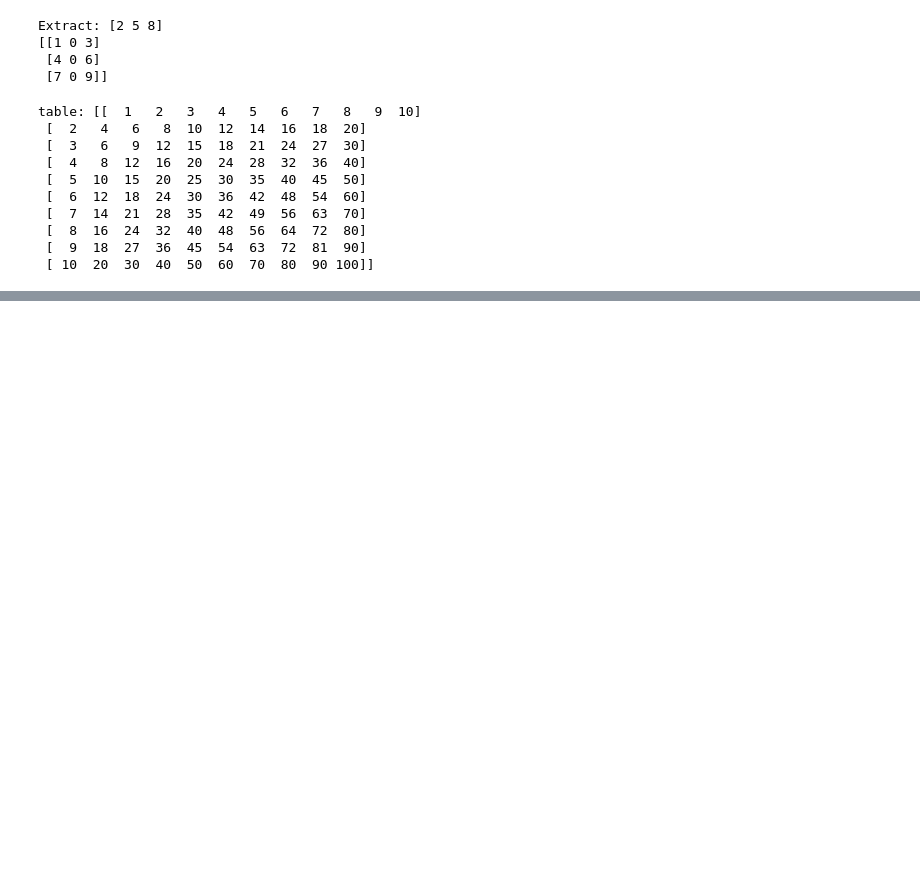
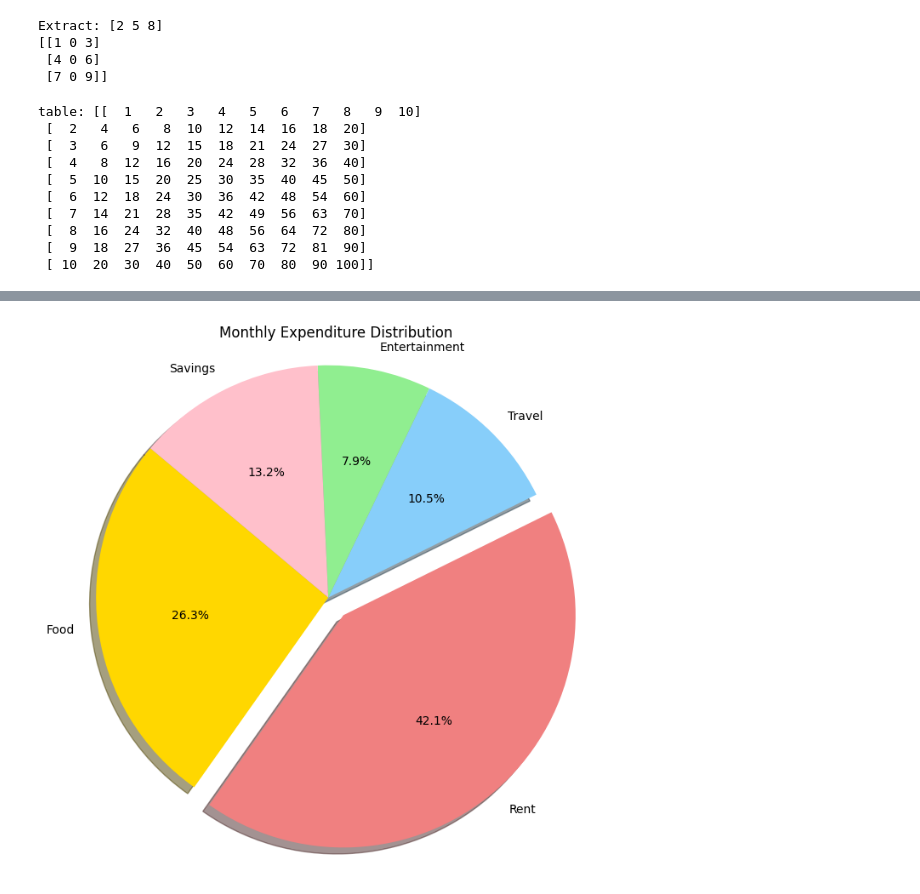
Before and after one commit to elsoncrasta/phytest, a Jupyter notebook: Untitled0.ipynb, the cells around one changed output, grey strips where cells are left out. Cells and saved outputs as stored; diff of their text form; code cells hidden in the pictures; blank space fills up the shorter version.

```diff
--- a/Untitled0.ipynb
+++ b/Untitled0.ipynb
@@ -140,0 +184,14 @@ table: [[  1   2   3   4   5   6   7   8   9  10]
+# %%
+import matplotlib.pyplot as plt
+labels = ['Food', 'Rent', 'Travel', 'Entertainment', 'Savings']
+sizes = [5000, 8000, 2000, 1500, 2500]
+colors = ['gold', 'lightcoral', 'lightskyblue', 'lightgreen', 'pink']
+explode = (0, 0.1, 0, 0, 0)
+plt.figure(figsize=(8, 8))
+plt.pie(sizes, explode=explode, labels=labels, colors=colors, autopct='%1.1f%%',
+        shadow=True, startangle=140)
+plt.axis('equal')
+plt.title('Monthly Expenditure Distribution')
+plt.show()
+# %% [output]
+[figure, added]
```
Also changed, not shown: parts of 8 cells of this notebook.
